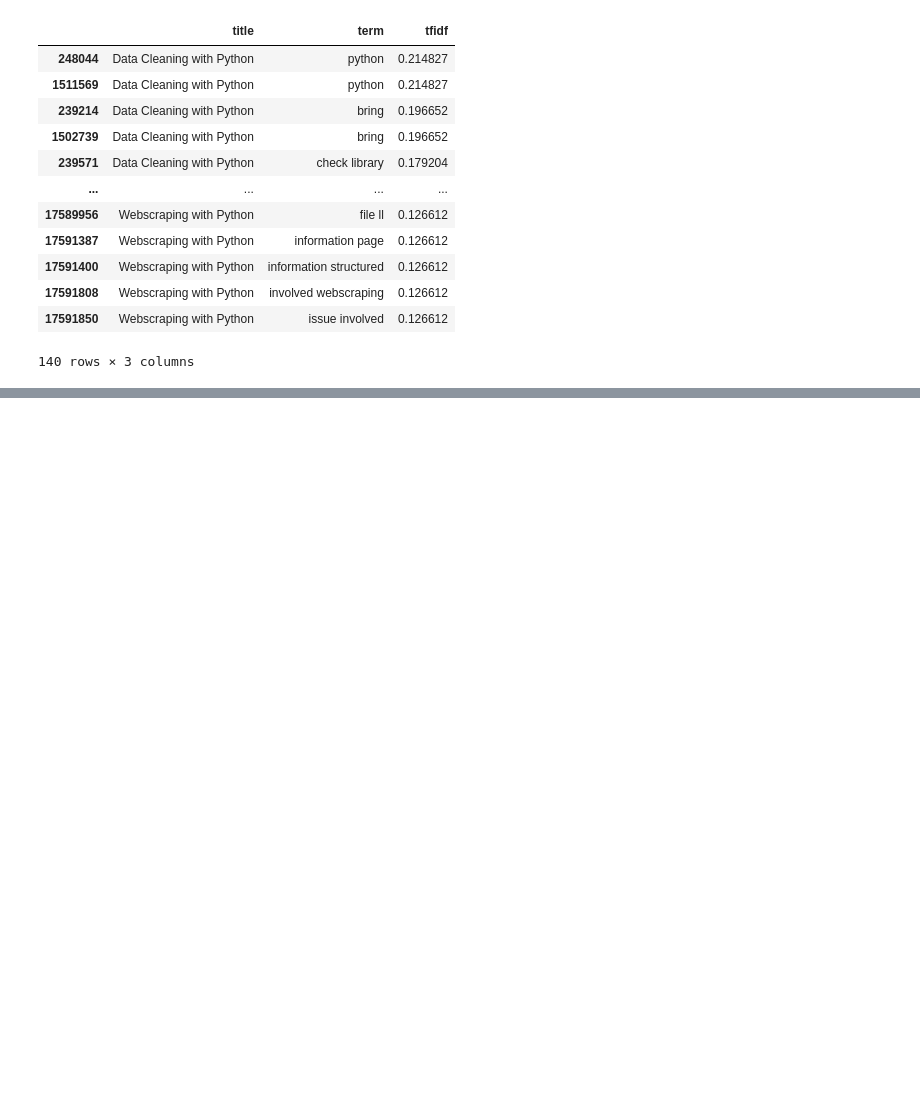
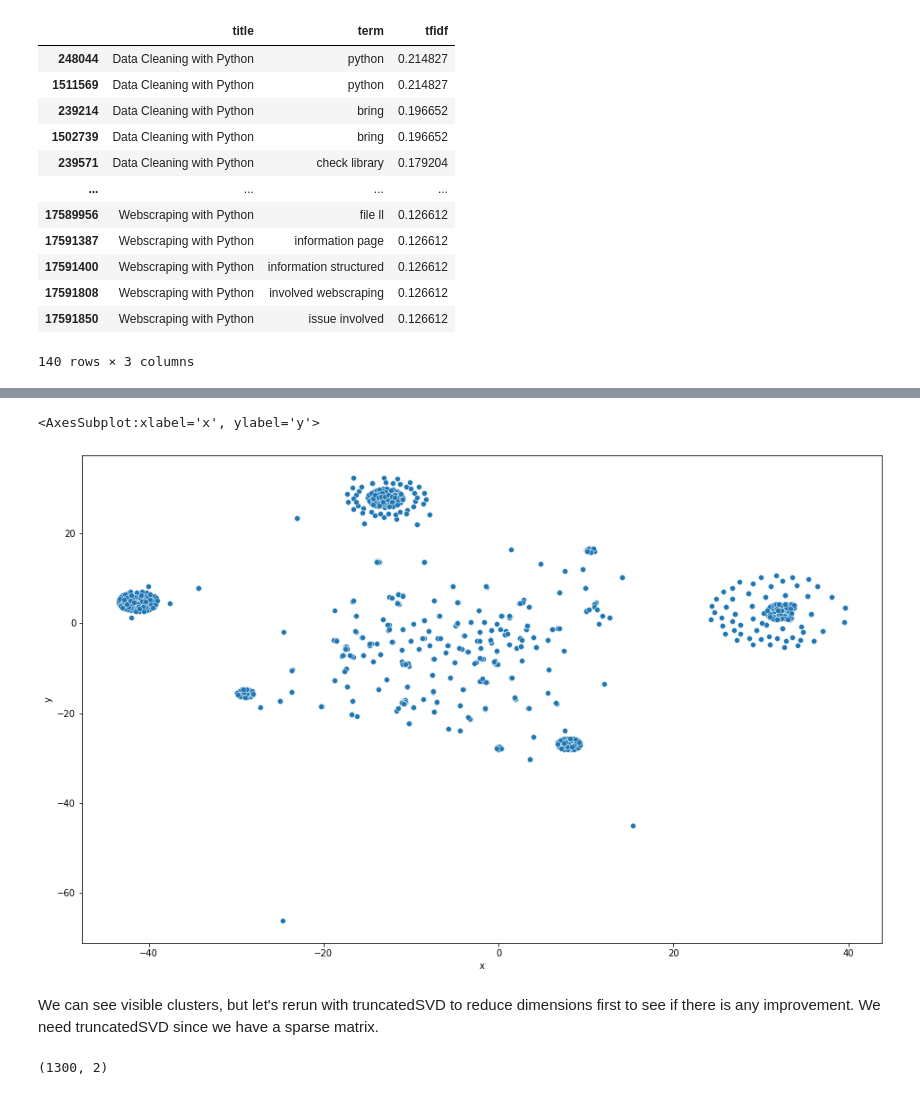
Before and after one commit to csbailey5t/nlp-ad, a Jupyter notebook: tfidf.ipynb, the cells around one changed output, grey strips where cells are left out. Drawn from its saved outputs; the diff is of its cells as text; code cells hidden in the pictures; blank space fills up the shorter version.

Commit message:
Extend tfidf with cluster visualization; update poetry deps

```diff
--- a/tfidf.ipynb
+++ b/tfidf.ipynb
@@ -212,0 +217,2 @@ top_tfidf[top_tfidf["title"].str.contains("Python")]
+# %%
+X_embedded = TSNE(n_components=2).fit_transform(X)
@@ -212,0 +228,3 @@ top_tfidf[top_tfidf["title"].str.contains("Python")]
+# %%
+df_embed = pd.DataFrame(X_embedded, columns=["x", "y"])
+df_embed.head()
@@ -212,0 +238,8 @@ top_tfidf[top_tfidf["title"].str.contains("Python")]
+# %%
+plt.figure(figsize=(16,10))
+sns.scatterplot(data=df_embed, x="x", y="y")
+# %% [output]
+<AxesSubplot:xlabel='x', ylabel='y'>
+[figure, added]
+# %% [markdown]
+We can see visible clusters, but let's rerun with truncatedSVD to reduce dimensions first to see if there is any improvement. We need truncatedSVD since we have a sparse matrix.
@@ -212,0 +251,5 @@ top_tfidf[top_tfidf["title"].str.contains("Python")]
+# %%
+X_svd_tsne_embed = TSNE(n_components=2, perplexity=50).fit_transform(svd_embed)
+X_svd_tsne_embed.shape
+# %% [output]
+(1300, 2)
```
Also changed, not shown: parts of 10 cells of this notebook, 2 other files.
